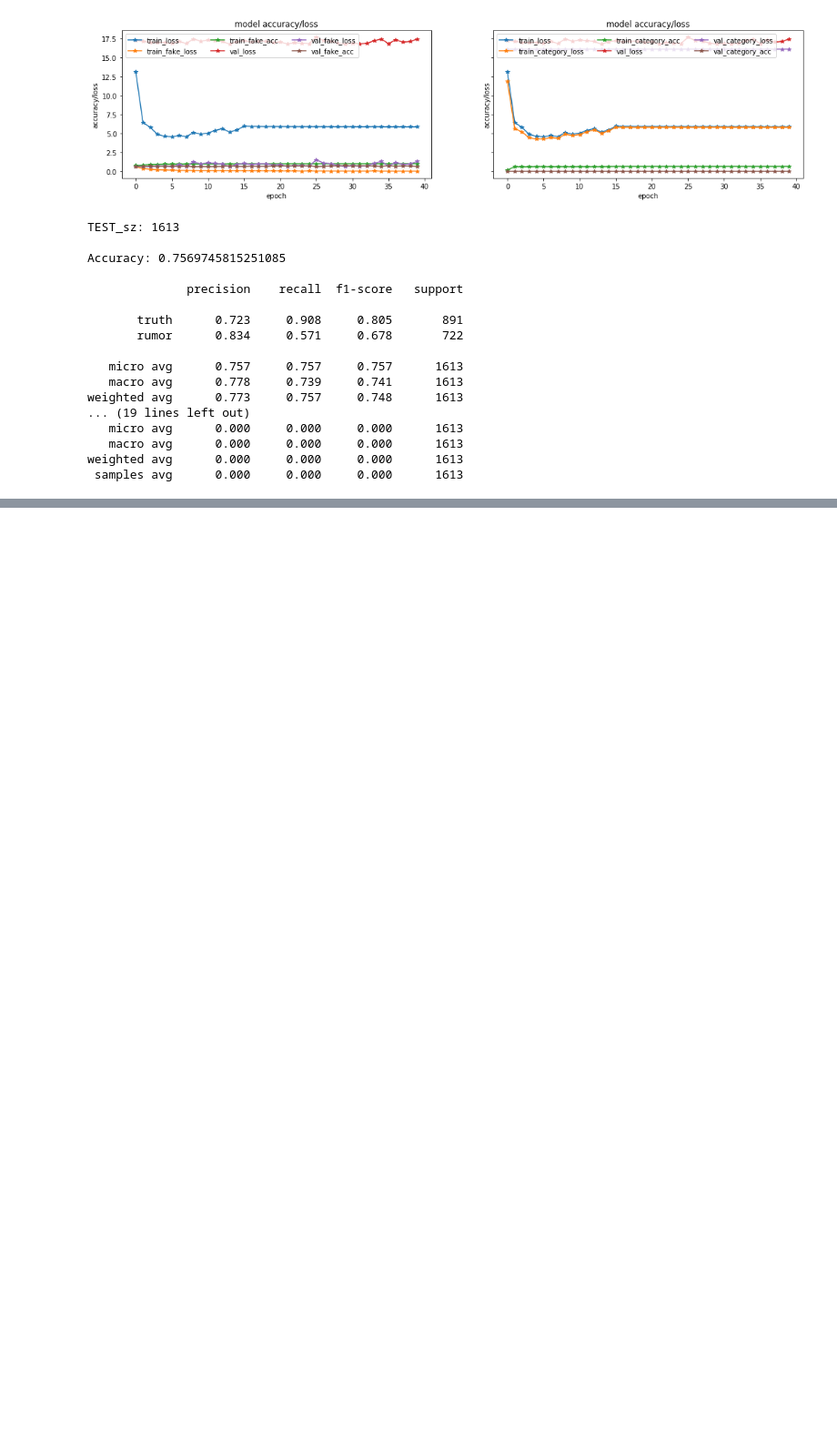
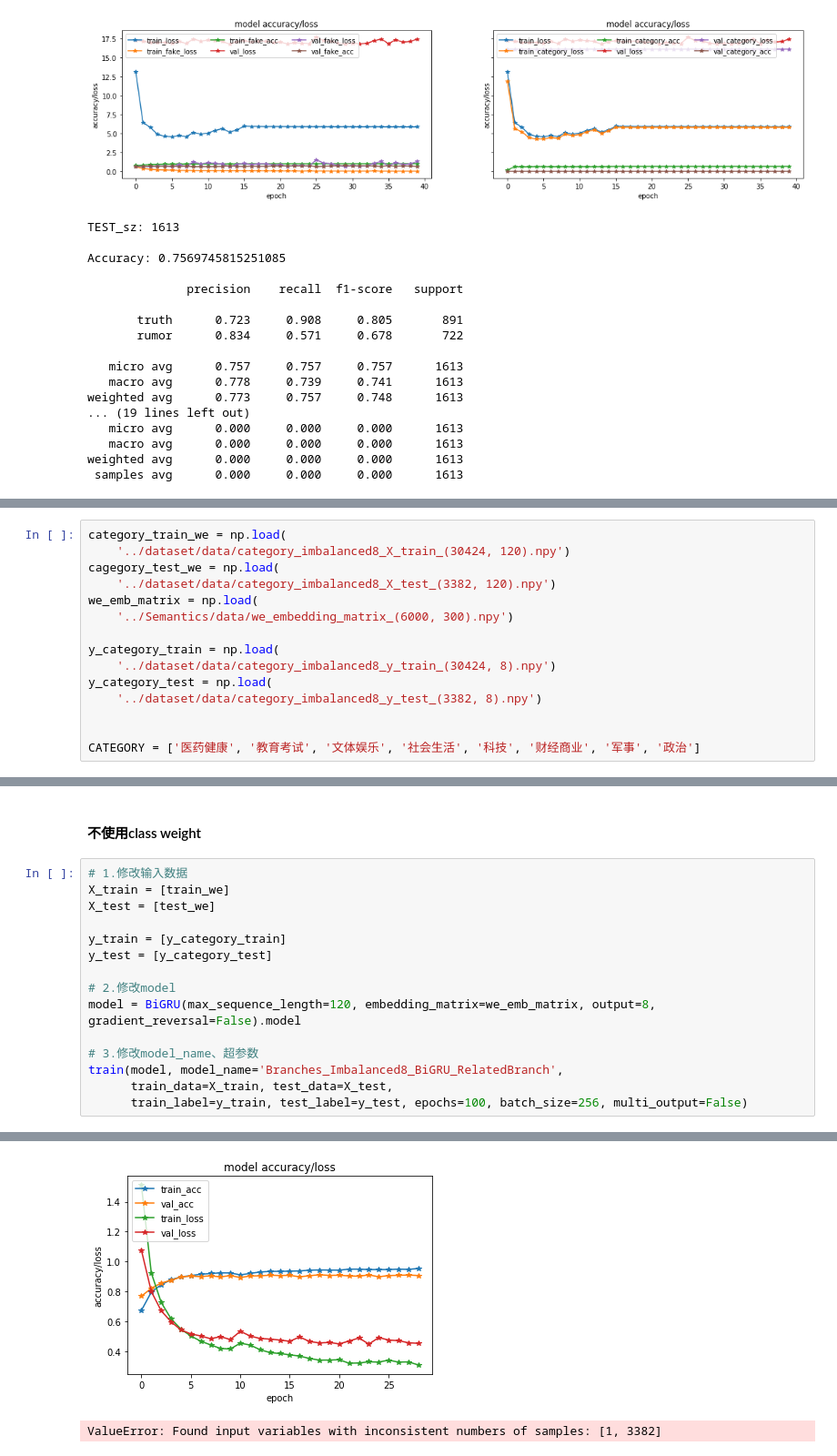
Before and after one commit to RMSnow/MM-Course, a Jupyter notebook: zhangxueyao/models/text-transfer-models.ipynb, the cells around one changed output, grey strips where cells are left out. Shown at 91% size. Cells and saved outputs as stored; diff of their text form; blank space fills up the shorter version.

Commit message:
Text Modal: TwoBranches experiments

```diff
--- a/zhangxueyao/models/text-transfer-models.ipynb
+++ b/zhangxueyao/models/text-transfer-models.ipynb
@@ -501,0 +613,15 @@ weighted avg      0.000     0.000     0.000      1613
+# %%
+category_train_we = np.load(
+    '../dataset/data/category_imbalanced8_X_train_(30424, 120).npy')
+cagegory_test_we = np.load(
+    '../dataset/data/category_imbalanced8_X_test_(3382, 120).npy')
+we_emb_matrix = np.load(
+    '../Semantics/data/we_embedding_matrix_(6000, 300).npy')
+
+y_category_train = np.load(
+    '../dataset/data/category_imbalanced8_y_train_(30424, 8).npy')
+y_category_test = np.load(
+    '../dataset/data/category_imbalanced8_y_test_(3382, 8).npy')
+
+
+CATEGORY = ['医药健康', '教育考试', '文体娱乐', '社会生活', '科技', '财经商业', '军事', '政治']
@@ -501,0 +654,18 @@ weighted avg      0.000     0.000     0.000      1613
+# %% [markdown]
+#### 不使用class weight
+# %%
+# 1.修改输入数据
+X_train = [train_we]
+X_test = [test_we]
+
+y_train = [y_category_train]
+y_test = [y_category_test]
+
+# 2.修改model
+model = BiGRU(max_sequence_length=120, embedding_matrix=we_emb_matrix, output=8, gradient_reversal=False).model
+
+# 3.修改model_name、超参数
+train(model, model_name='Branches_Imbalanced8_BiGRU_RelatedBranch',
+      train_data=X_train, test_data=X_test,
+      train_label=y_train, test_label=y_test, epochs=100, batch_size=256, multi_output=False)
+# %% [output]
@@ -501,0 +689,2 @@ weighted avg      0.000     0.000     0.000      1613
+[figure, added]
+ValueError: Found input variables with inconsistent numbers of samples: [1, 3382]
```
Also changed, not shown: parts of 86 cells of this notebook, 4 other files.
